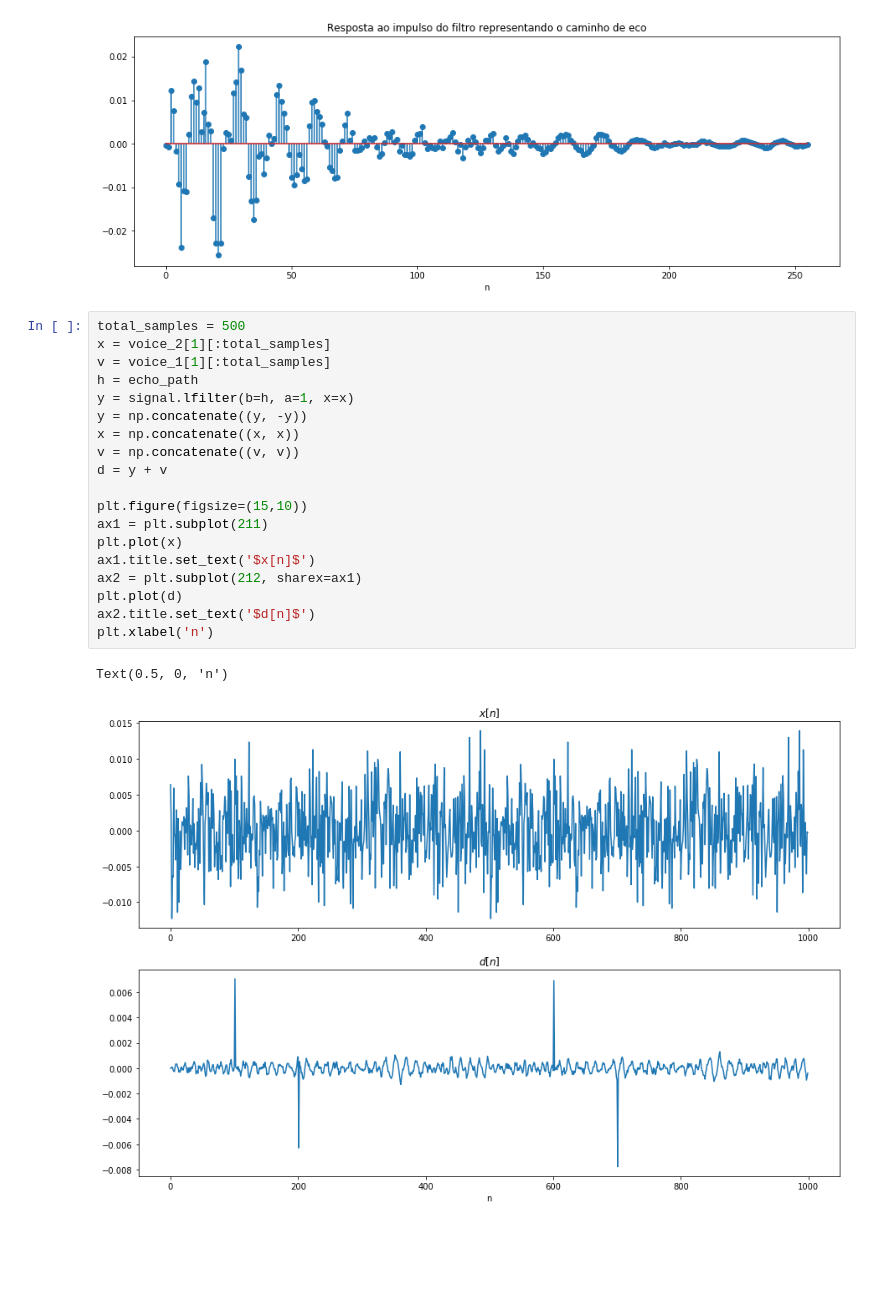
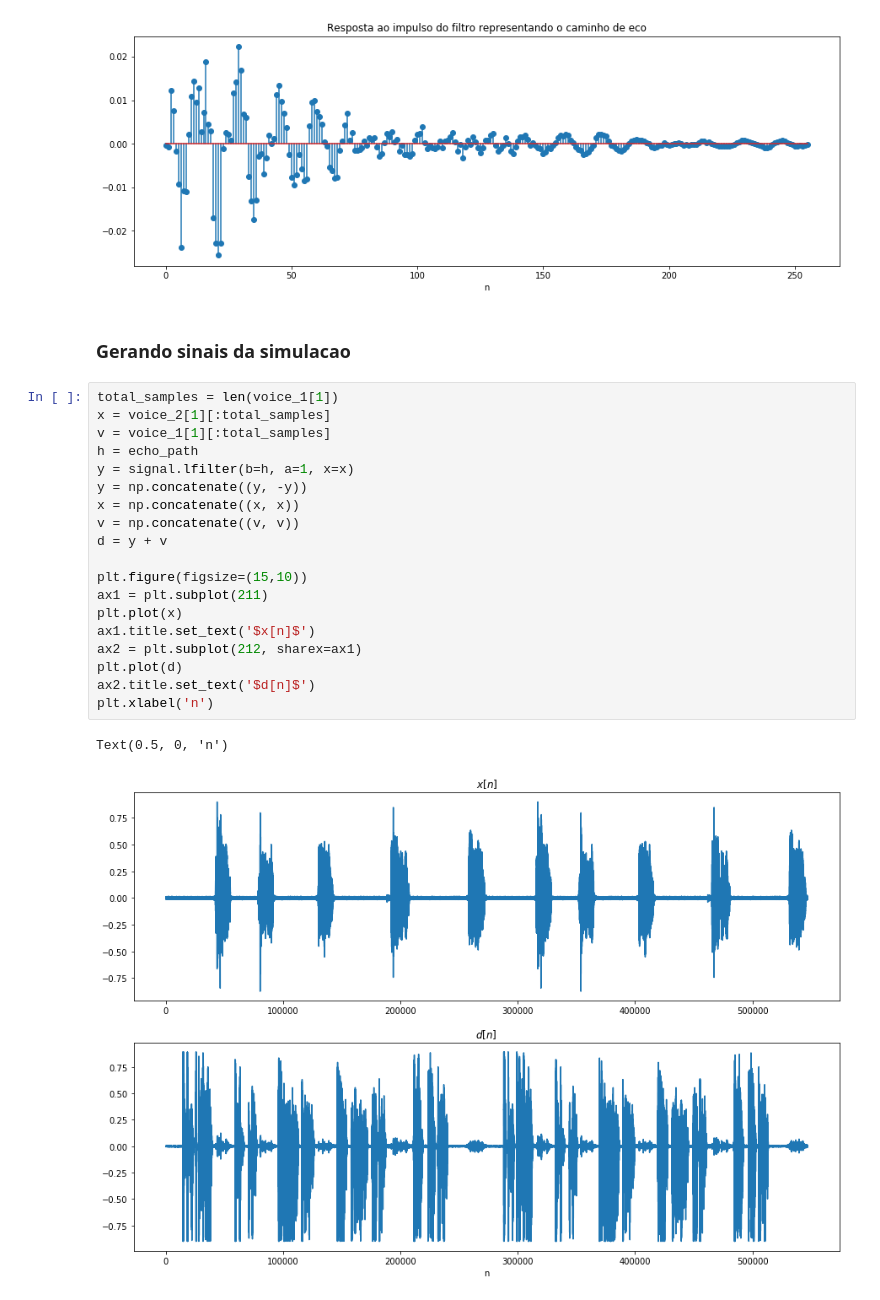
Before and after one commit to henriquemeloo/psi3532-adaptive-filtering, a Jupyter notebook: exp5/exp5.ipynb, the cells around one changed output. Cells and saved outputs as stored; diff of their text form; blank space fills up the shorter version.

```diff
--- a/exp5/exp5.ipynb
+++ b/exp5/exp5.ipynb
@@ -122,25 +141,27 @@ plt.xlabel('n')
 # %% [output]
 Text(0.5, 0, 'n')
 [figure]
+# %% [markdown]
+### Gerando sinais da simulacao
 # %%
-total_samples = 500
+total_samples = len(voice_1[1])
 x = voice_2[1][:total_samples]
 v = voice_1[1][:total_samples]
 h = echo_path
 y = signal.lfilter(b=h, a=1, x=x)
 y = np.concatenate((y, -y))
 x = np.concatenate((x, x))
 v = np.concatenate((v, v))
 d = y + v
 
 plt.figure(figsize=(15,10))
 ax1 = plt.subplot(211)
 plt.plot(x)
 ax1.title.set_text('$x[n]$')
 ax2 = plt.subplot(212, sharex=ax1)
 plt.plot(d)
 ax2.title.set_text('$d[n]$')
 plt.xlabel('n')
 # %% [output]
 Text(0.5, 0, 'n')
-[figure, old version]
+[figure, new version]
```
Also changed, not shown: parts of 10 cells of this notebook.
